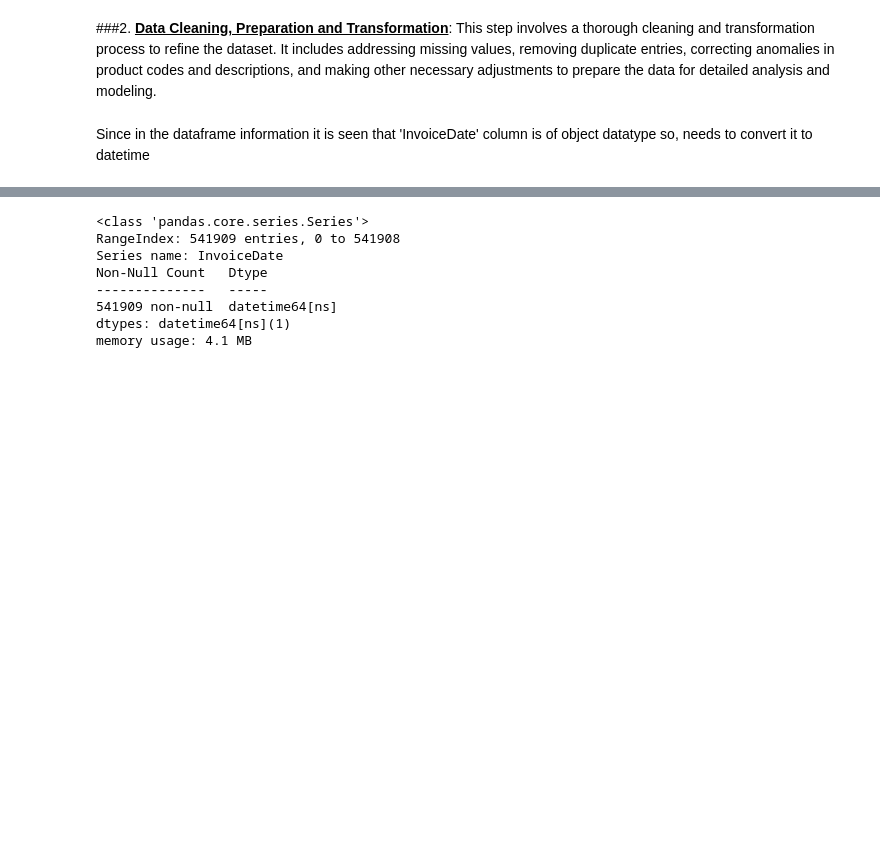
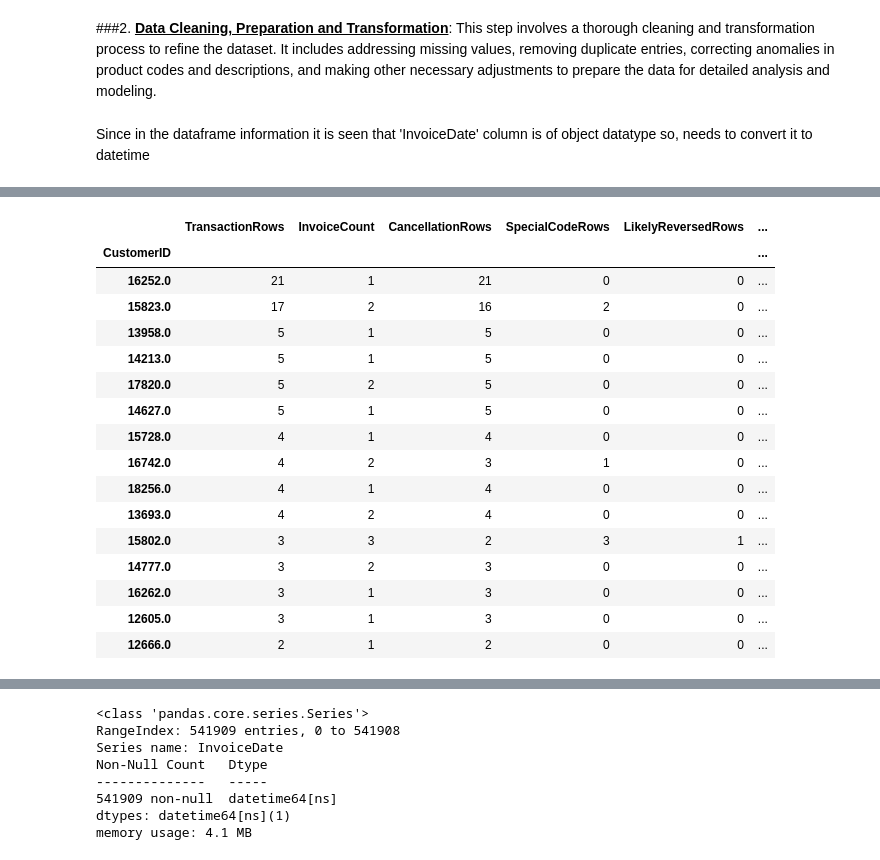
Before and after one commit to Purva2993/E-commerce-Customer-Segmentation-and-Recommendation-System, a Jupyter notebook: E_commerce_Customer_Segmentation.ipynb, the cells around one changed output, grey strips where cells are left out. Cells and saved outputs as stored; diff of their text form; code cells hidden in the pictures; blank space fills up the shorter version.

```diff
--- a/E_commerce_Customer_Segmentation.ipynb
+++ b/E_commerce_Customer_Segmentation.ipynb
@@ -156,3 +567,12 @@ customer_df.describe(include = object).T
 This step involves a thorough cleaning and transformation process to refine the dataset. It includes addressing missing values, removing duplicate entries, correcting anomalies in product codes and descriptions, and making other necessary adjustments to prepare the data for detailed analysis and modeling.
 # %% [markdown]
 Since in the dataframe information it is seen that 'InvoiceDate' column is of object datatype so, needs to convert it to datetime
+# %%
+# Step 1: Create a cleaned copy without exact duplicate rows
+transactions_clean = customer_df.drop_duplicates().copy()
+
+# Verify the result
+print("Original rows:", len(customer_df))
+print("Rows after removing exact duplicates:", len(transactions_clean))
+print("Rows removed:", len(customer_df) - len(transactions_clean))
+print("Exact duplicates remaining:", transactions_clean.duplicated().sum())
@@ -158,0 +1589,72 @@ Since in the dataframe information it is seen that 'InvoiceDate' column is of ob
+# %%
+# Compare all identified customers with those having eligible purchase events
+
+all_customer_ids = set(
+    customer_transactions["CustomerID"].unique()
+)
+
+purchase_event_customer_ids = set(
+    completed_purchase_events["CustomerID"].unique()
+)
+
+customers_without_purchase_events = sorted(
+    all_customer_ids - purchase_event_customer_ids
+)
+
+print("All identified customers:", len(all_customer_ids))
+print(
+    "Customers with eligible purchase events:",
+    len(purchase_event_customer_ids)
+)
+print(
+    "Customers without eligible purchase events:",
+    len(customers_without_purchase_events)
+)
+
+# Inspect why customers have no eligible purchase events
+no_event_rows = customer_transactions.loc[
+    customer_transactions["CustomerID"].isin(
+        customers_without_purchase_events
+    )
+].copy()
+
+is_cancellation = (
+    no_event_rows["InvoiceNo"].astype(str).str.startswith("C")
+)
+
+is_special_code = (
+    no_event_rows["StockCode"].astype(str).str.upper()
+    .isin(special_stock_codes)
+)
+
+is_reversed_purchase = (
+    no_event_rows["InvoiceNo"].isin(likely_reversed_invoices)
+)
+
+no_event_rows["IsCancellation"] = is_cancellation
+no_event_rows["IsSpecialCode"] = is_special_code
+no_event_rows["IsLikelyReversedPurchase"] = is_reversed_purchase
+no_event_rows["IsZeroPricePositiveQuantity"] = (
+    (no_event_rows["UnitPrice"] == 0)
+    & (no_event_rows["Quantity"] > 0)
+)
+
+customer_exclusion_summary = (
+    no_event_rows
+    .groupby("CustomerID")
+    .agg(
+        TransactionRows=("InvoiceNo", "size"),
+        InvoiceCount=("InvoiceNo", "nunique"),
+        CancellationRows=("IsCancellation", "sum"),
+        SpecialCodeRows=("IsSpecialCode", "sum"),
+        LikelyReversedRows=("IsLikelyReversedPurchase", "sum"),
+        ZeroPricePositiveQuantityRows=(
+            "IsZeroPricePositiveQuantity", "sum"
+        )
+    )
+    .sort_values("TransactionRows", ascending=False)
+)
+
+print("\nExamples of customers without eligible purchase events:")
+display(customer_exclusion_summary.head(15))
+# %% [output]
@@ -158,0 +1666,17 @@ Since in the dataframe information it is seen that 'InvoiceDate' column is of ob
+|  | TransactionRows | InvoiceCount | CancellationRows | SpecialCodeRows | LikelyReversedRows | ... |
+| CustomerID |  |  |  |  |  | ... |
+| 16252.0 | 21 | 1 | 21 | 0 | 0 | ... |
+| 15823.0 | 17 | 2 | 16 | 2 | 0 | ... |
+| 13958.0 | 5 | 1 | 5 | 0 | 0 | ... |
+| 14213.0 | 5 | 1 | 5 | 0 | 0 | ... |
+| 17820.0 | 5 | 2 | 5 | 0 | 0 | ... |
+| 14627.0 | 5 | 1 | 5 | 0 | 0 | ... |
+| 15728.0 | 4 | 1 | 4 | 0 | 0 | ... |
+| 16742.0 | 4 | 2 | 3 | 1 | 0 | ... |
+| 18256.0 | 4 | 1 | 4 | 0 | 0 | ... |
+| 13693.0 | 4 | 2 | 4 | 0 | 0 | ... |
+| 15802.0 | 3 | 3 | 2 | 3 | 1 | ... |
+| 14777.0 | 3 | 2 | 3 | 0 | 0 | ... |
+| 16262.0 | 3 | 1 | 3 | 0 | 0 | ... |
+| 12605.0 | 3 | 1 | 3 | 0 | 0 | ... |
+| 12666.0 | 2 | 1 | 2 | 0 | 0 | ... |
```
Also changed, not shown: parts of 23 cells of this notebook.
